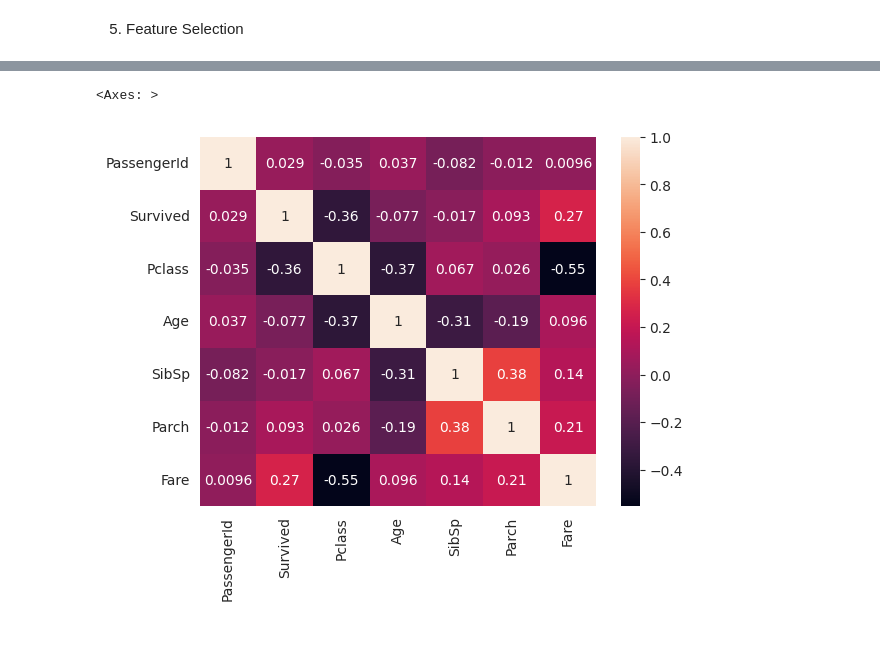
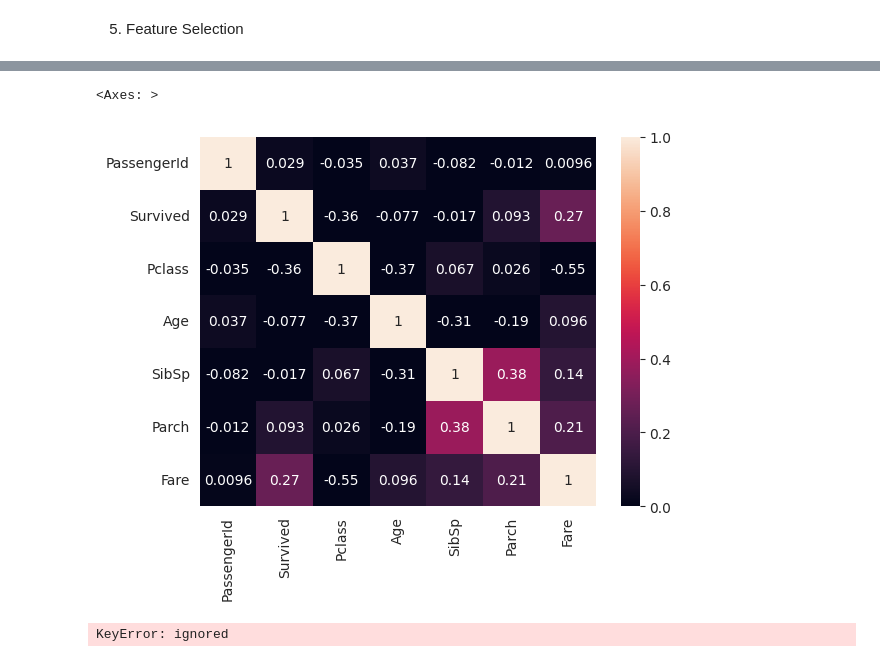
Before and after one commit to swagataroy21/Titanic_ML_tatasteel, a Jupyter notebook: Welcome_To_Colaboratory.ipynb, the cells around one changed output, grey strips where cells are left out. Cells and saved outputs as stored; diff of their text form; code cells hidden in the pictures.

```diff
--- a/Welcome_To_Colaboratory.ipynb
+++ b/Welcome_To_Colaboratory.ipynb
@@ -196,6 +246,10 @@ ValueError: ignored
 # %%
 corrmat=df.corr()
-sns.heatmap(corrmat, annot=True)
+sns.heatmap(corrmat, annot=True, vmin=0)
 # %% [output]
 <Axes: >
-[figure, old version]
+[figure, new version]
+# %%
+df_selected=df.drop(['BloodPressure','Insulin','DiabetesPedigreeFunction'],axis='columns')
+# %% [output]
+KeyError: ignored
```
Also changed, not shown: parts of 18 cells of this notebook.
